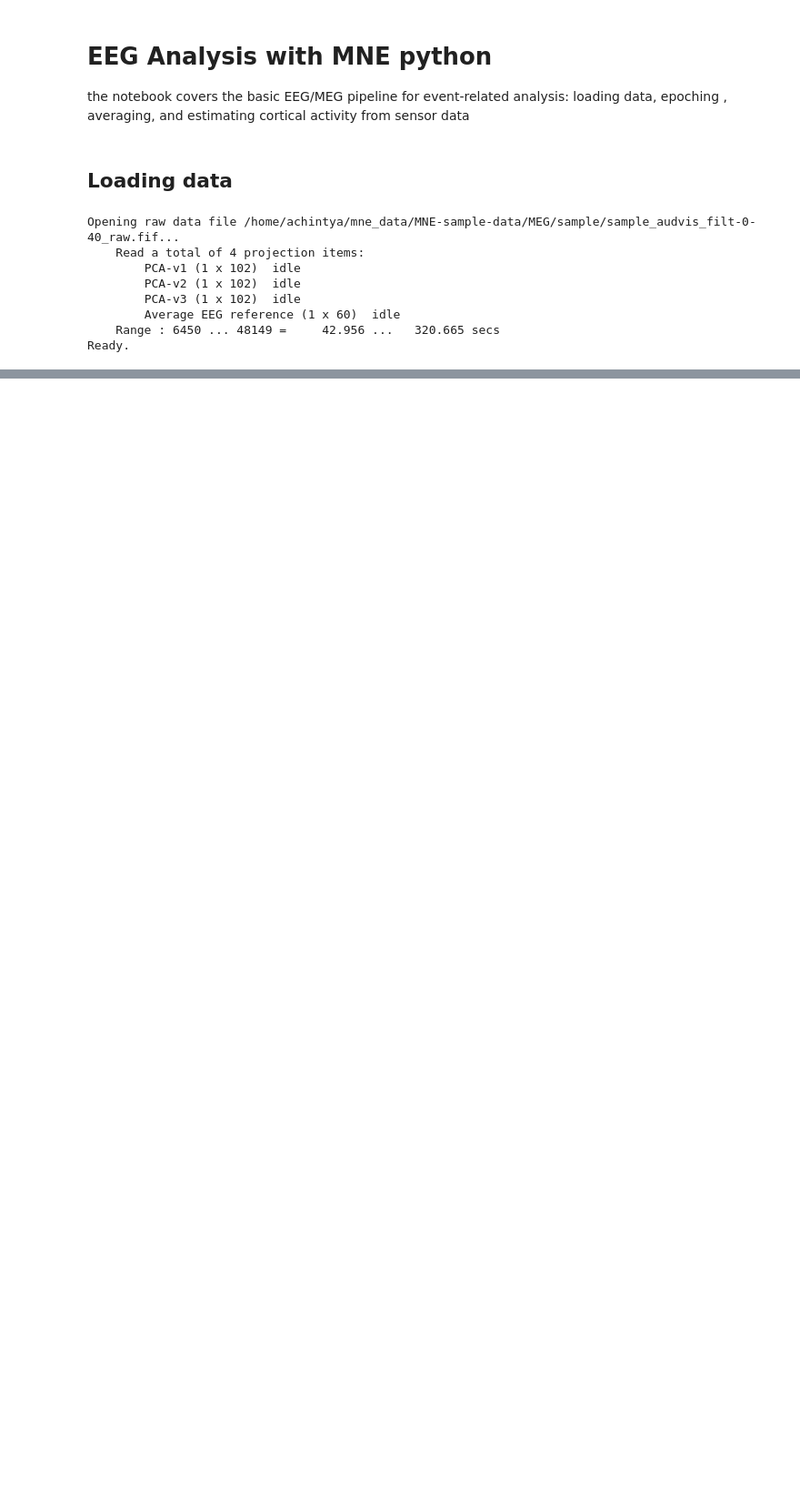
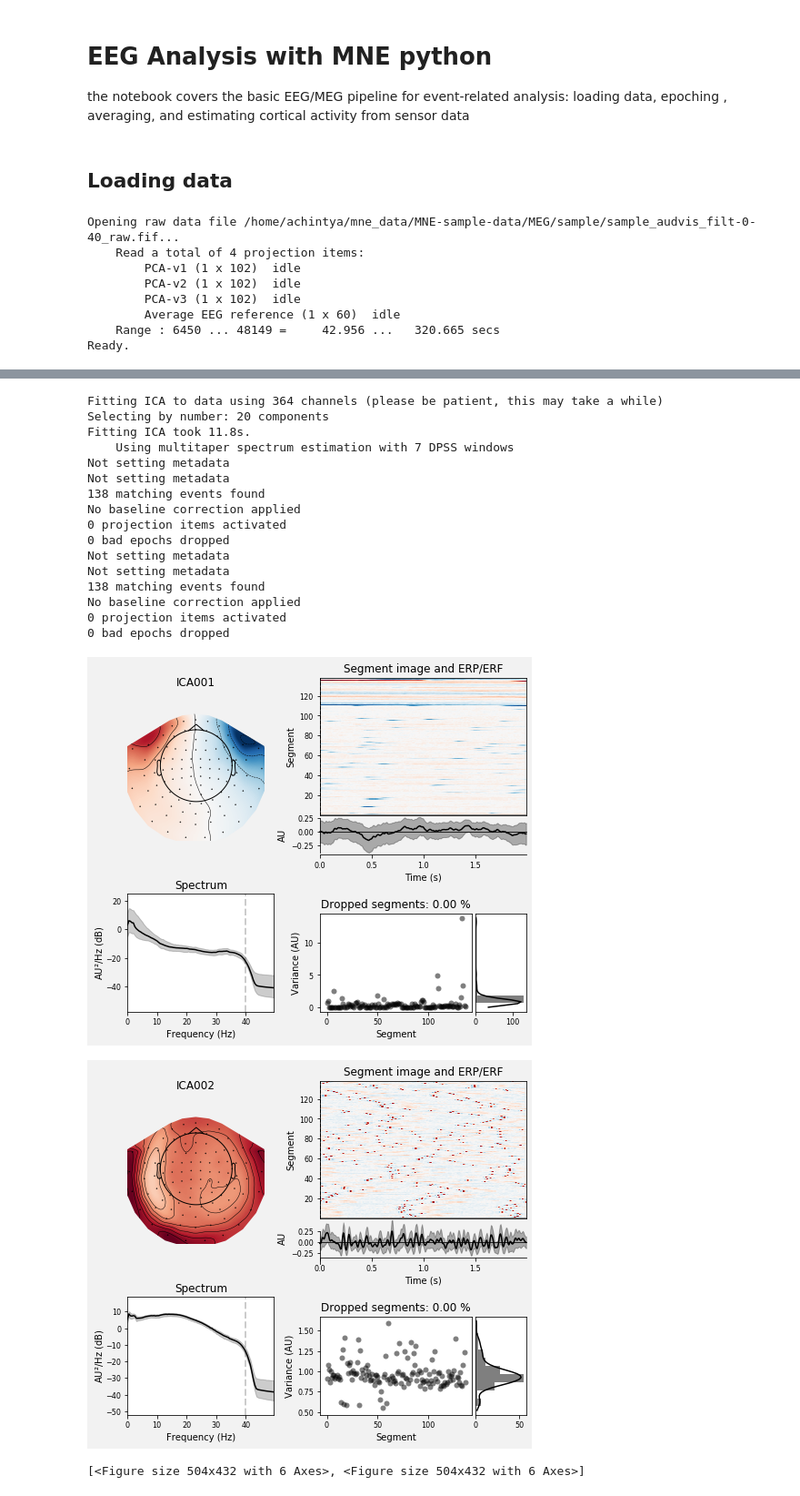
Before and after one commit to AchintyaX/EEG_Analysis, a Jupyter notebook: EEG_signal_processing.ipynb, the cells around one changed output, grey strips where cells are left out. Shown: that part at 91% size. Saved outputs shown, nothing was run; the diff lists cells and outputs as text; code cells hidden in the pictures; blank space fills up the shorter version.

```diff
--- a/EEG_signal_processing.ipynb
+++ b/EEG_signal_processing.ipynb
@@ -24,0 +80,28 @@ Ready.
+# %%
+# Performing cleaning up the data using independent component analysis
+# set up and fit the ICA
+
+ica = mne.preprocessing.ICA(n_components=20, random_state=97, max_iter=800)
+ica.fit(raw)
+ica.exclude = [1,2]
+ica.plot_properties(raw, picks=ica.exclude)
+# %% [output]
+Fitting ICA to data using 364 channels (please be patient, this may take a while)
+Selecting by number: 20 components
+Fitting ICA took 11.8s.
+    Using multitaper spectrum estimation with 7 DPSS windows
+Not setting metadata
+Not setting metadata
+138 matching events found
+No baseline correction applied
+0 projection items activated
+0 bad epochs dropped
+Not setting metadata
+Not setting metadata
+138 matching events found
+No baseline correction applied
+0 projection items activated
+0 bad epochs dropped
+[figure, added]
+[figure, added]
+[<Figure size 504x432 with 6 Axes>, <Figure size 504x432 with 6 Axes>]
```
Also changed, not shown: parts of 10 cells of this notebook.
